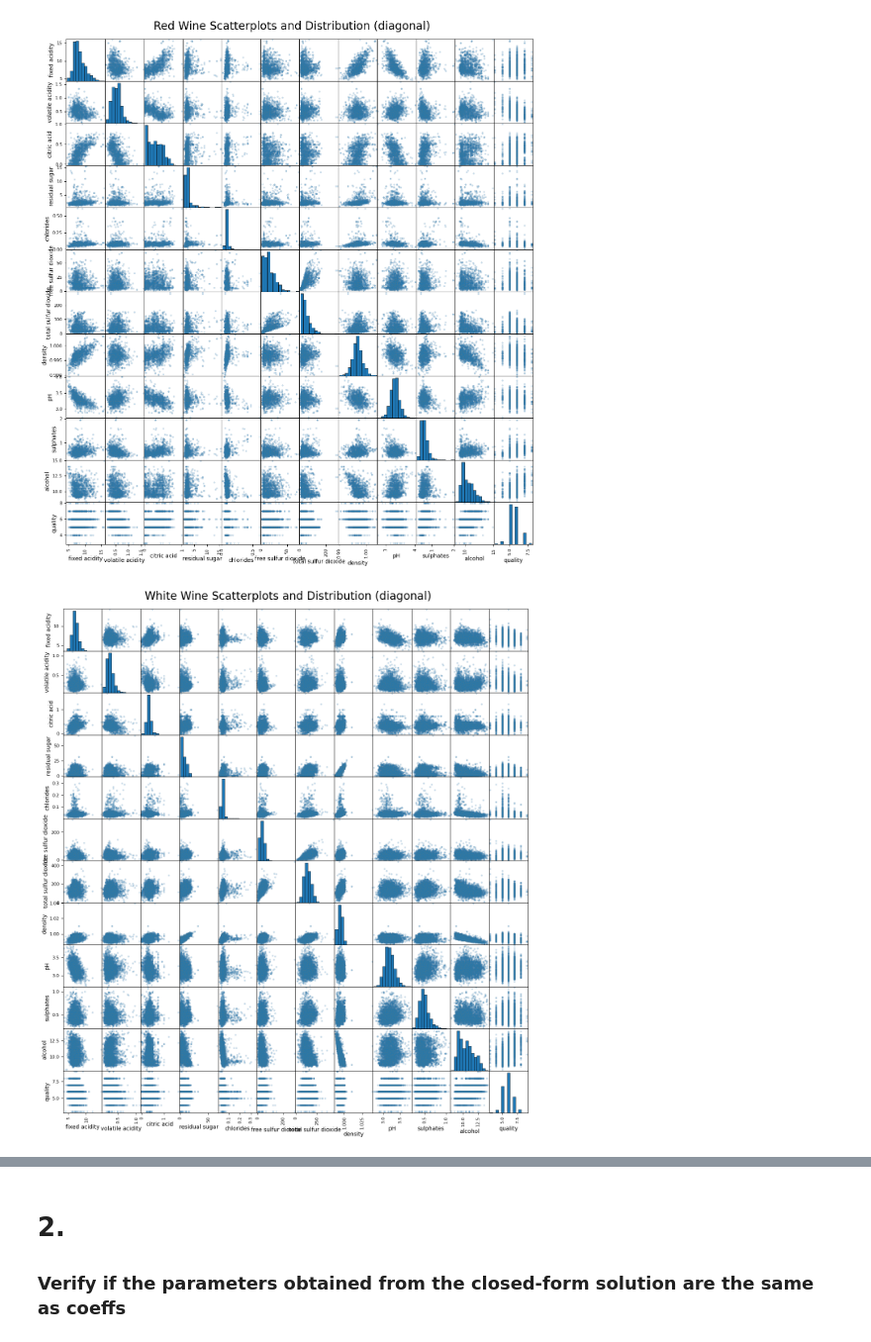
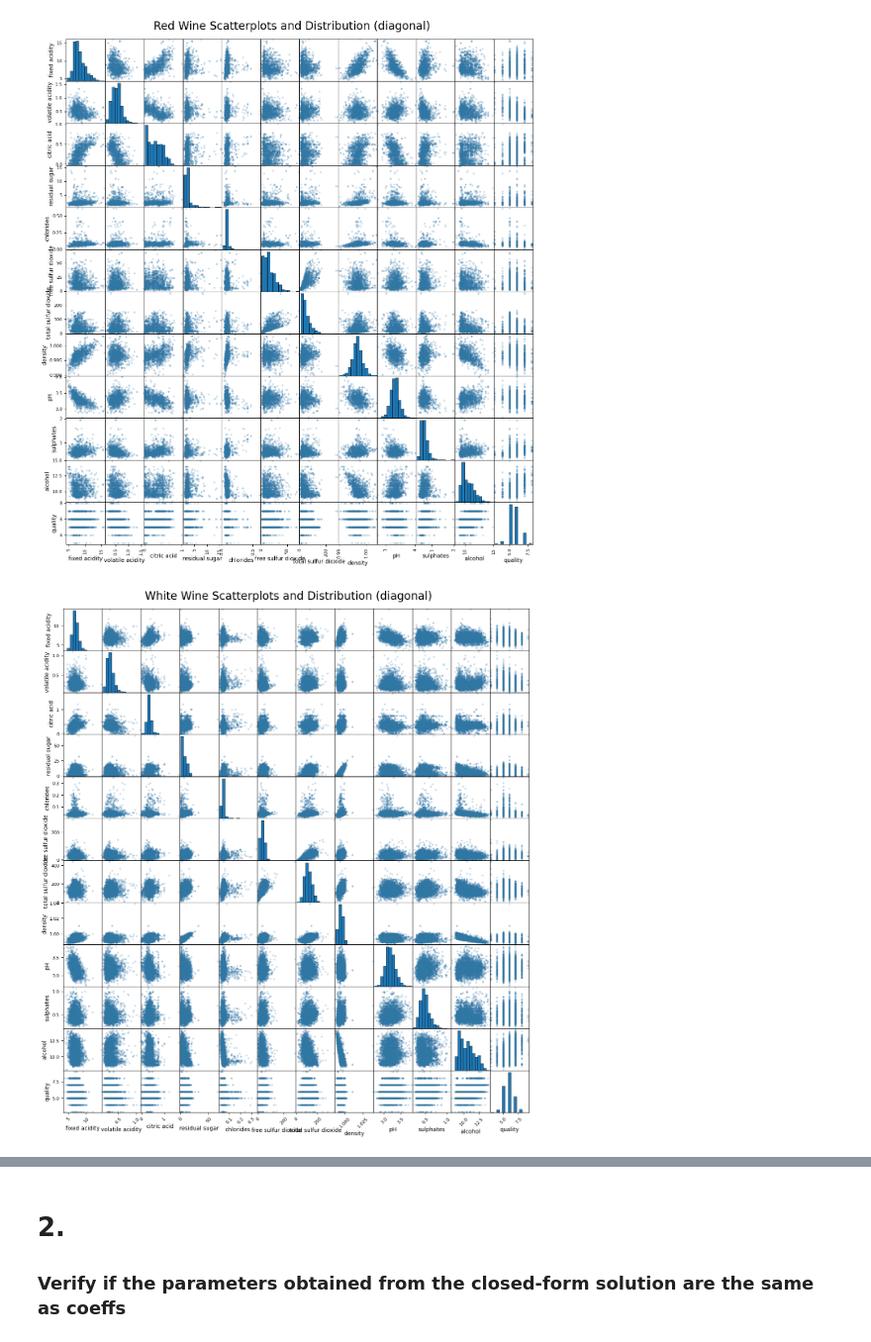
Before and after one commit to ashleyrennnnnn/Assignments-Machine-Learning, a Jupyter notebook: Assignment 1 - Final.ipynb, the cells around one changed output, grey strips where cells are left out. Shown at 99% size. Saved outputs shown, nothing was run; the diff lists cells and outputs as text; code cells hidden in the pictures.

```diff
--- a/Assignment 1 - Final.ipynb
+++ b/Assignment 1 - Final.ipynb
@@ -110,9 +148,12 @@ fig.subplots_adjust(top=0.95)
 [figure]
 # %%
 fig, axs = plt.subplots(len(white_data.columns),len(white_data.columns))
-_ = pd.plotting.scatter_matrix(white_data, alpha=0.25,ax=axs,linewidths=1.5,hist_kwds={"edgecolor":"black","linewidth":0.5,"bins":13},edgecolor="grey",linewidth=0.2)
+_ = pd.plotting.scatter_matrix(white_data, alpha=0.25,ax=axs,linewidths=1.5,hist_kwds={"edgecolor":"black","linewidth":0.5,"bins":13},edgecolor="grey",linewidth=0.2,)
 fig.set_size_inches(15,15)
 fig.suptitle("White Wine Scatterplots and Distribution (diagonal)",fontsize=20)
 fig.subplots_adjust(top=0.95)
+for row in axs:
+    for ax in row:
+        ax.tick_params(axis='x', labelrotation=45)
 # %% [output]
-[figure, old version]
+[figure, new version]
```
Also changed, not shown: parts of 9 cells of this notebook.
